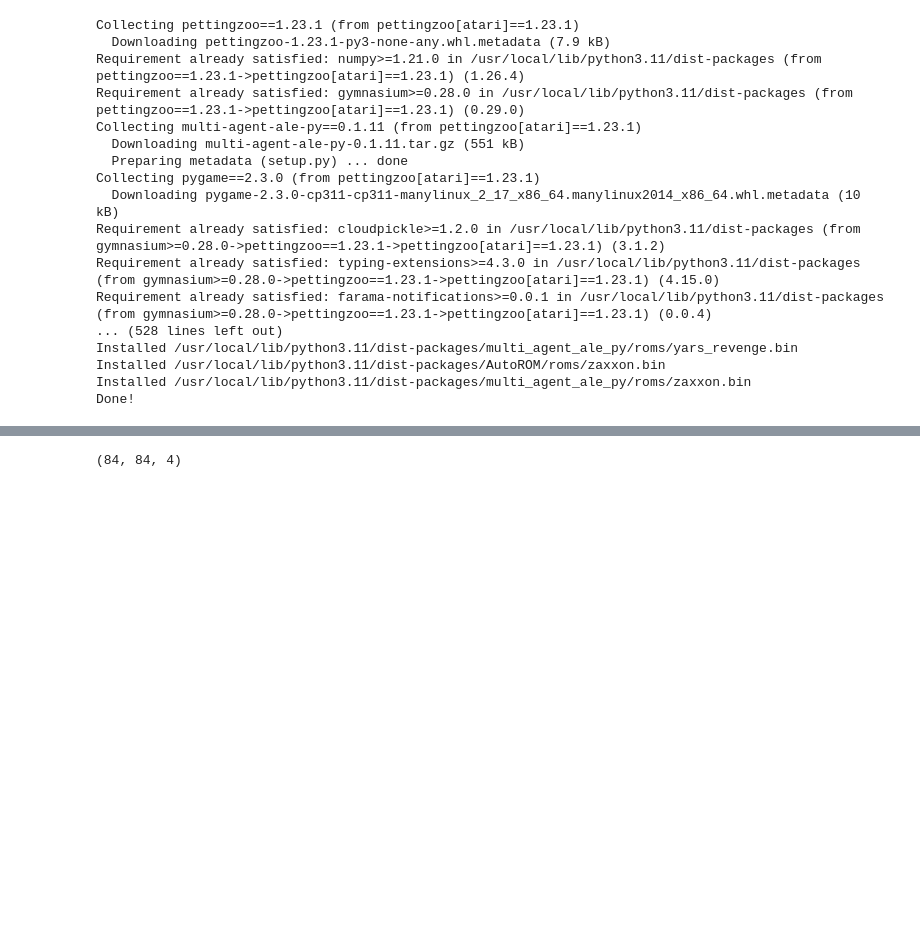
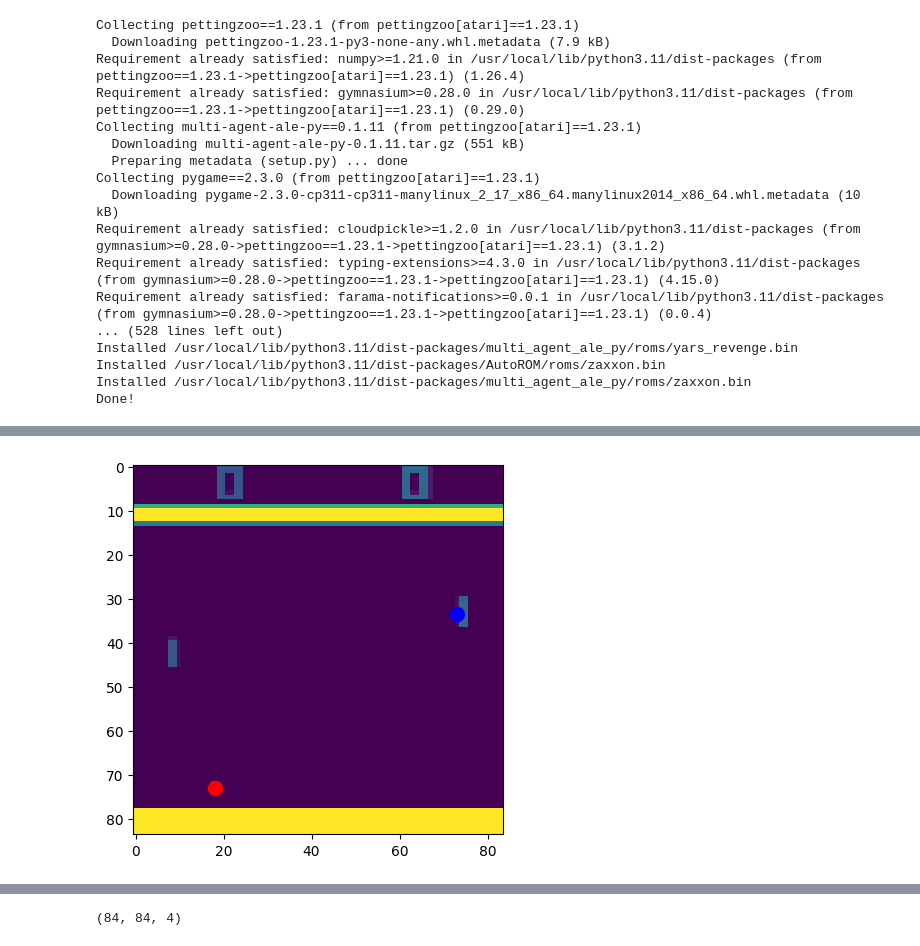
Before and after one commit to Pikurrot/RL-Project, a Jupyter notebook: PONG-TOURNAMENT/part2-train.ipynb, the cells around one changed output, grey strips where cells are left out. Cells and saved outputs as stored; diff of their text form; code cells hidden in the pictures; blank space fills up the shorter version.

```diff
--- a/PONG-TOURNAMENT/part2-train.ipynb
+++ b/PONG-TOURNAMENT/part2-train.ipynb
@@ -99,0 +119,41 @@ plt.show()
+# %%
+def find_ball(obs):
+	y_min, y_max = 14, 78
+	obs_crop = obs[y_min:y_max, :]
+	obs_crop = obs_crop > 0.5
+	# get center of mass
+	center_of_mass = np.argwhere(obs_crop)
+	center_of_mass = np.mean(center_of_mass, axis=0)
+	center_of_mass[0] += y_min
+	# if is nan, return None
+	if np.isnan(center_of_mass).any():
+		return (None, None)
+	return center_of_mass
+
+def get_agent_position(obs, player_id):
+	assert player_id in ["first_0", "second_0"]
+	y_min, y_max = 14, 78
+	x_threshold = 40
+	if player_id == "second_0": # left player
+		obs_crop = obs[y_min:y_max, :x_threshold]
+	else: # right player
+		obs_crop = obs[y_min:y_max, x_threshold:]
+	obs_crop = (obs_crop > 0.1) & (obs_crop < 0.3)
+	center_of_mass = np.argwhere(obs_crop)
+	center_of_mass = np.mean(center_of_mass, axis=0)
+	center_of_mass[0] += y_min
+	if player_id == "first_0":
+		center_of_mass[1] += x_threshold
+	if np.isnan(center_of_mass).any():
+		return (None, None)
+	return center_of_mass
+
+plt.imshow(obs[0])
+# draw a circle at the center of mass
+ball_y, ball_x = find_ball(obs[0])
+agent_y, agent_x = get_agent_position(obs[0], "first_0")
+plt.scatter(ball_x, ball_y, color='red', s=100)
+plt.scatter(agent_x, agent_y, color='blue', s=100)
+plt.show()
+# %% [output]
+[figure, added]
```
Also changed, not shown: parts of 7 cells of this notebook, 1 other file.
